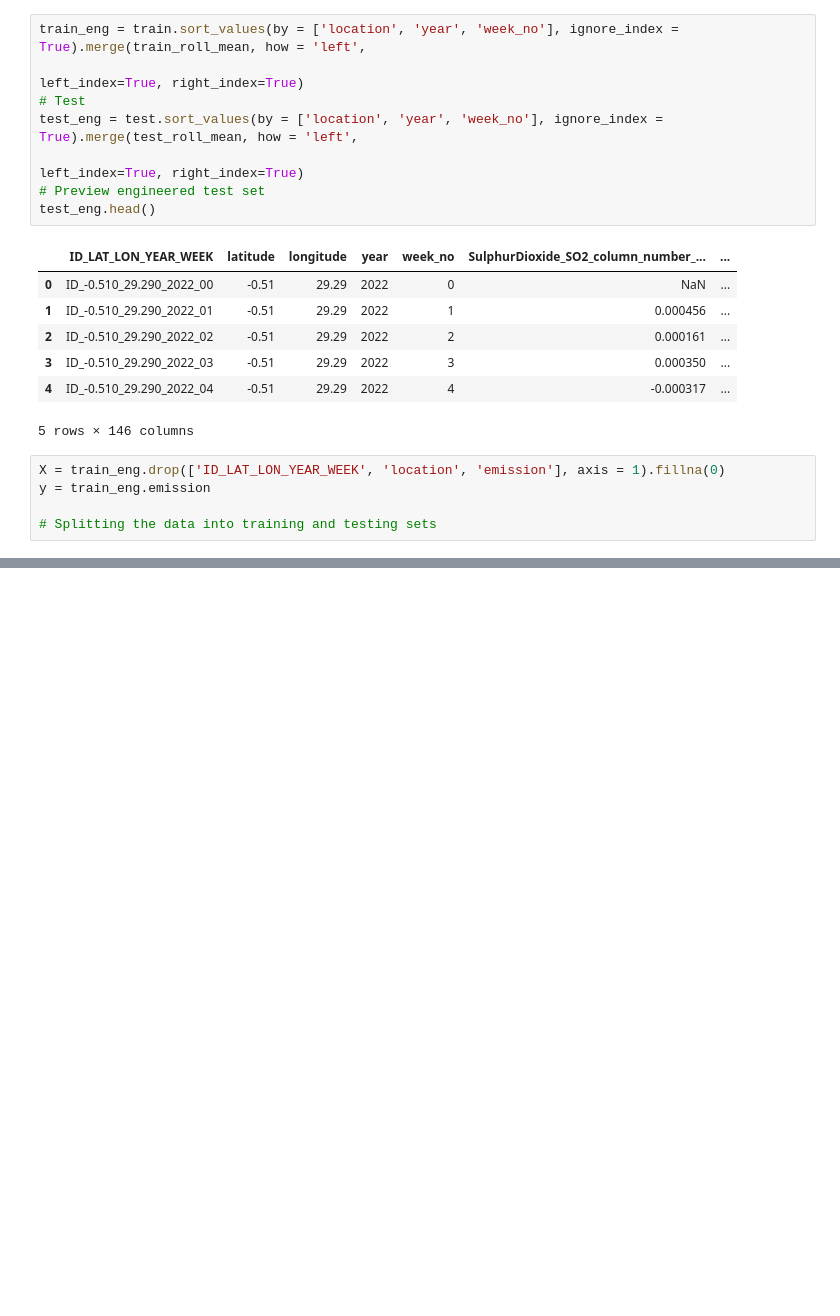
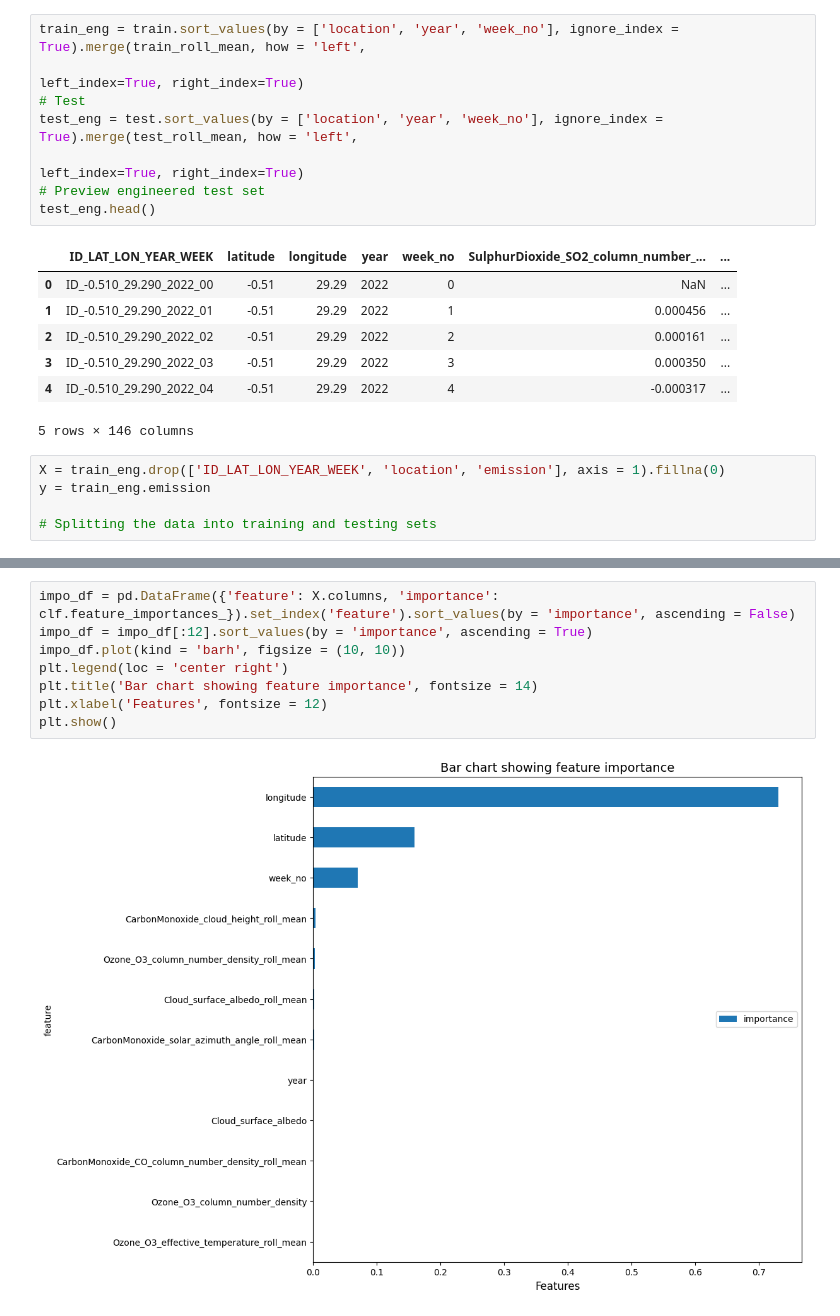
Before and after one commit to candybains/Candy, a Jupyter notebook: Carbon_Emission.ipynb, the cells around one changed output, grey strips where cells are left out. Drawn from its saved outputs; the diff is of its cells as text; blank space fills up the shorter version.

```diff
--- a/Carbon_Emission.ipynb
+++ b/Carbon_Emission.ipynb
@@ -110,0 +168,10 @@ clf.fit(X_train, y_train)
+# %%
+impo_df = pd.DataFrame({'feature': X.columns, 'importance': clf.feature_importances_}).set_index('feature').sort_values(by = 'importance', ascending = False)
+impo_df = impo_df[:12].sort_values(by = 'importance', ascending = True)
+impo_df.plot(kind = 'barh', figsize = (10, 10))
+plt.legend(loc = 'center right')
+plt.title('Bar chart showing feature importance', fontsize = 14)
+plt.xlabel('Features', fontsize = 12)
+plt.show()
+# %% [output]
+[figure, added]
```
Also changed, not shown: parts of 9 cells of this notebook.
